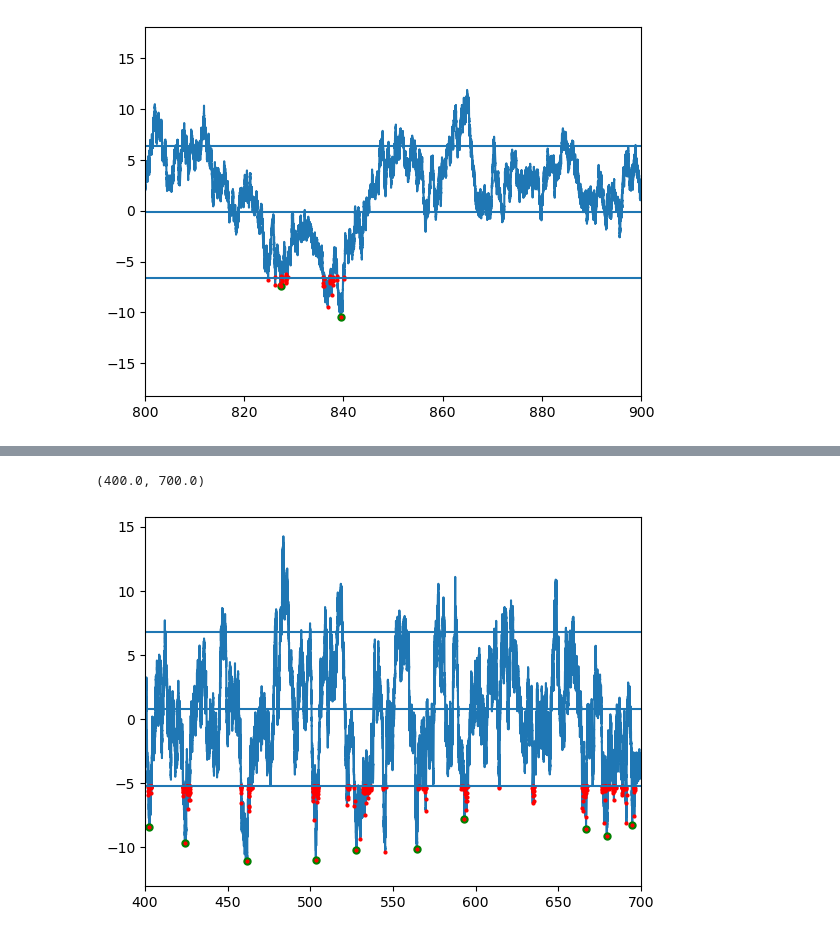
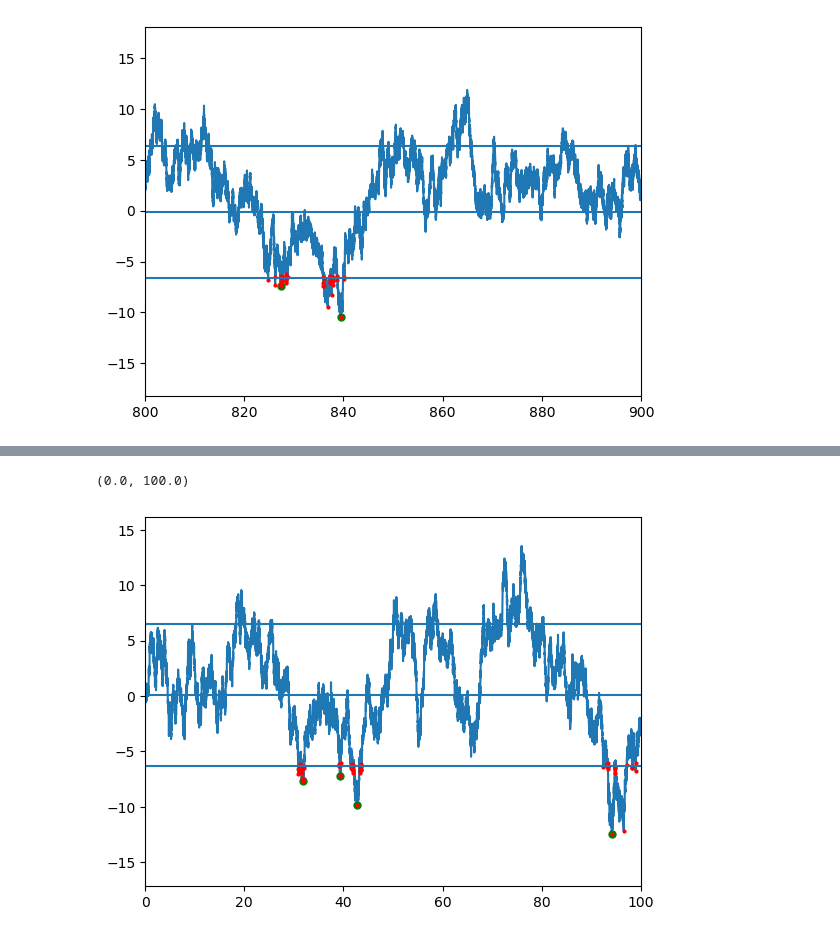
Before and after one commit to benedetta-mariani/EEG-avalanche-analysis, a Jupyter notebook: Generalization to general inteterevent interval.ipynb, the cells around one changed output, grey strips where cells are left out. Drawn from its saved outputs; the diff is of its cells as text; code cells hidden in the pictures.

```diff
--- a/Generalization to general inteterevent interval.ipynb
+++ b/Generalization to general inteterevent interval.ipynb
@@ -622,29 +704,29 @@ plt.xlim(600,800)
 # %%
 #v = thresholdnuova(x1,np.mean(x1),np.std(x1),2.5)
 plt.plot(total, x1)
 
 plt.plot(total[v2>0], (x1)[v2>0], 'go',markersize = 5)
 
 
 plt.plot(total[v>0], (x1)[v>0], 'ro',markersize = 2)
 
 
 
 
 plt.hlines(np.mean(x1) + np.std(x1)*1.5,0,1000)
 plt.hlines(np.mean(x1) ,0,1000)
 
 plt.hlines(np.mean(x1) -np.std(x1)*1.5,0,1000)
 #v2 = thresholdnuova2(x1,np.mean(x1),np.std(x1),2.5)
 
 
 #plt.plot(total, x1-np.mean(x1))
 
-plt.xlim(400,700)
+plt.xlim(0,100)
 ## ancora qualcosa che non va
 # %% [output]
-(400.0, 700.0)
+(0.0, 100.0)
-[figure, old version]
+[figure, new version]
 # %%
 plt.plot(total, x1)
 
```
Also changed, not shown: parts of 17 cells of this notebook, 1 other file.
